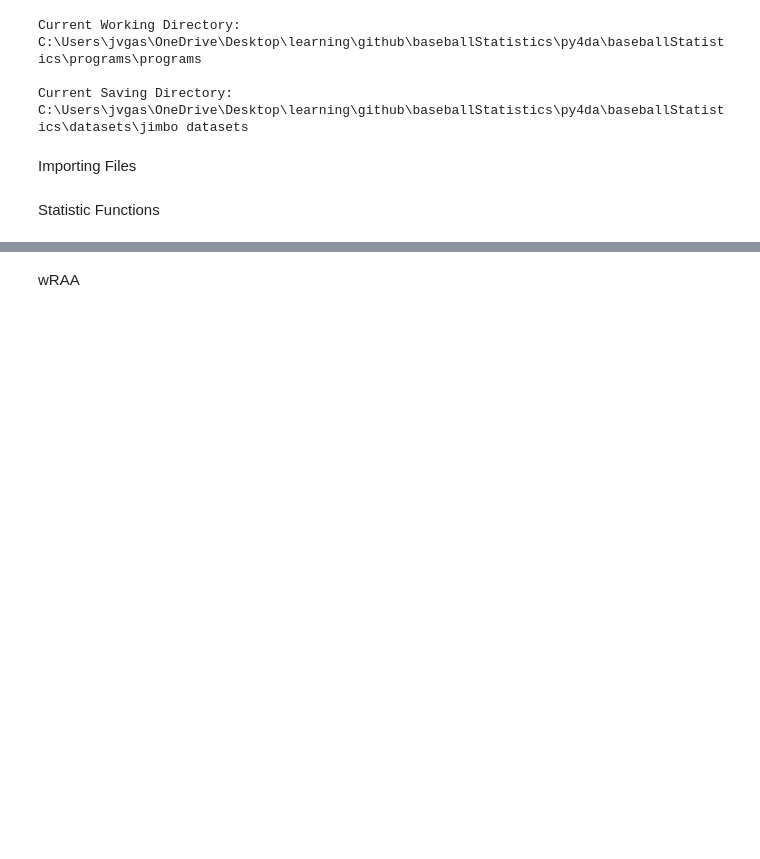
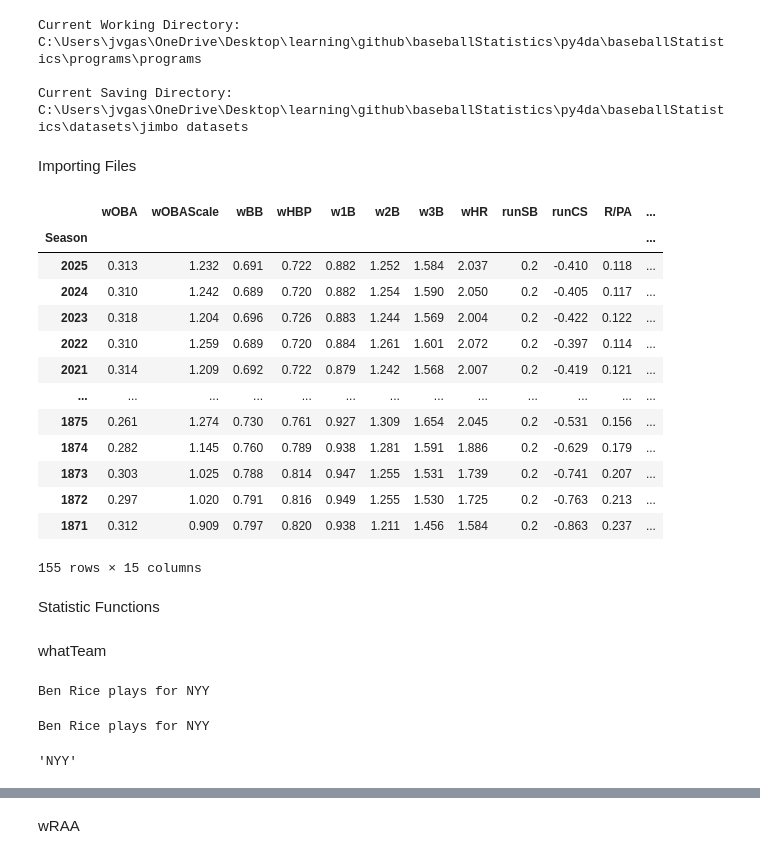
Before and after one commit to Jimbii216/py4da, a Jupyter notebook: baseballStatistics/programs/programs/statLookup.ipynb, the cells around one changed output, grey strips where cells are left out. Cells and saved outputs as stored; diff of their text form; code cells hidden in the pictures; blank space fills up the shorter version.

Commit message:
Update statlookup.ipynb
Created a function to find the team for which a player plays

```diff
--- a/baseballStatistics/programs/programs/statLookup.ipynb
+++ b/baseballStatistics/programs/programs/statLookup.ipynb
@@ -42,6 +42,29 @@ events2025 = events2025.drop('Unnamed: 0', axis=1)
 
 players2025 = pd.read_csv(filepath2)
 players2025 = players2025.drop('Unnamed: 0', axis=1)
+
+# reading xlsx file
+filepath3 = os.path.join(data_dir, '2025 MLB Constants.xlsx')
+
+constants = pd.read_excel(filepath3, sheet_name = 'wOBA & FIP Constants', index_col = 0)
+parkFactorDF = pd.read_excel(filepath3, sheet_name = 'Park Factors', index_col = 0)
+# %%
+constants
+# %% [output]
+|  | wOBA | wOBAScale | wBB | wHBP | w1B | w2B | w3B | wHR | runSB | runCS | R/PA | ... |
+| Season |  |  |  |  |  |  |  |  |  |  |  | ... |
+| 2025 | 0.313 | 1.232 | 0.691 | 0.722 | 0.882 | 1.252 | 1.584 | 2.037 | 0.2 | -0.410 | 0.118 | ... |
+| 2024 | 0.310 | 1.242 | 0.689 | 0.720 | 0.882 | 1.254 | 1.590 | 2.050 | 0.2 | -0.405 | 0.117 | ... |
+| 2023 | 0.318 | 1.204 | 0.696 | 0.726 | 0.883 | 1.244 | 1.569 | 2.004 | 0.2 | -0.422 | 0.122 | ... |
+| 2022 | 0.310 | 1.259 | 0.689 | 0.720 | 0.884 | 1.261 | 1.601 | 2.072 | 0.2 | -0.397 | 0.114 | ... |
+| 2021 | 0.314 | 1.209 | 0.692 | 0.722 | 0.879 | 1.242 | 1.568 | 2.007 | 0.2 | -0.419 | 0.121 | ... |
+| ... | ... | ... | ... | ... | ... | ... | ... | ... | ... | ... | ... | ... |
+| 1875 | 0.261 | 1.274 | 0.730 | 0.761 | 0.927 | 1.309 | 1.654 | 2.045 | 0.2 | -0.531 | 0.156 | ... |
+| 1874 | 0.282 | 1.145 | 0.760 | 0.789 | 0.938 | 1.281 | 1.591 | 1.886 | 0.2 | -0.629 | 0.179 | ... |
+| 1873 | 0.303 | 1.025 | 0.788 | 0.814 | 0.947 | 1.255 | 1.531 | 1.739 | 0.2 | -0.741 | 0.207 | ... |
+| 1872 | 0.297 | 1.020 | 0.791 | 0.816 | 0.949 | 1.255 | 1.530 | 1.725 | 0.2 | -0.763 | 0.213 | ... |
+| 1871 | 0.312 | 0.909 | 0.797 | 0.820 | 0.938 | 1.211 | 1.456 | 1.584 | 0.2 | -0.863 | 0.237 | ... |
+155 rows × 15 columns
 # %% [markdown]
 Statistic Functions
 # %%
@@ -241,3 +270,17 @@ def wRAA(playerDF):
     weightedRunsAboveAverage = round(weightedRunsAboveAverage, 0)
     print(playerName + "'s wRAA: " + str(weightedRunsAboveAverage))
     return(weightedRunsAboveAverage)
+# %% [markdown]
+whatTeam
+# %%
+playerDF.loc[playerDF['Inning TopBot'] == 'Bot', 'Player Team'] = playerDF['Home Team']
+playerDF.loc[playerDF['Inning TopBot'] == 'Top', 'Player Team'] = playerDF['Away Team']
+playerTeam = playerDF['Player Team'].iloc[0]
+print(playerName + ' plays for ' + playerTeam)
+# %% [output]
+Ben Rice plays for NYY
+# %%
+whatTeam(playerDF)
+# %% [output]
+Ben Rice plays for NYY
+'NYY'
```
Also changed, not shown: parts of 3 cells of this notebook.
